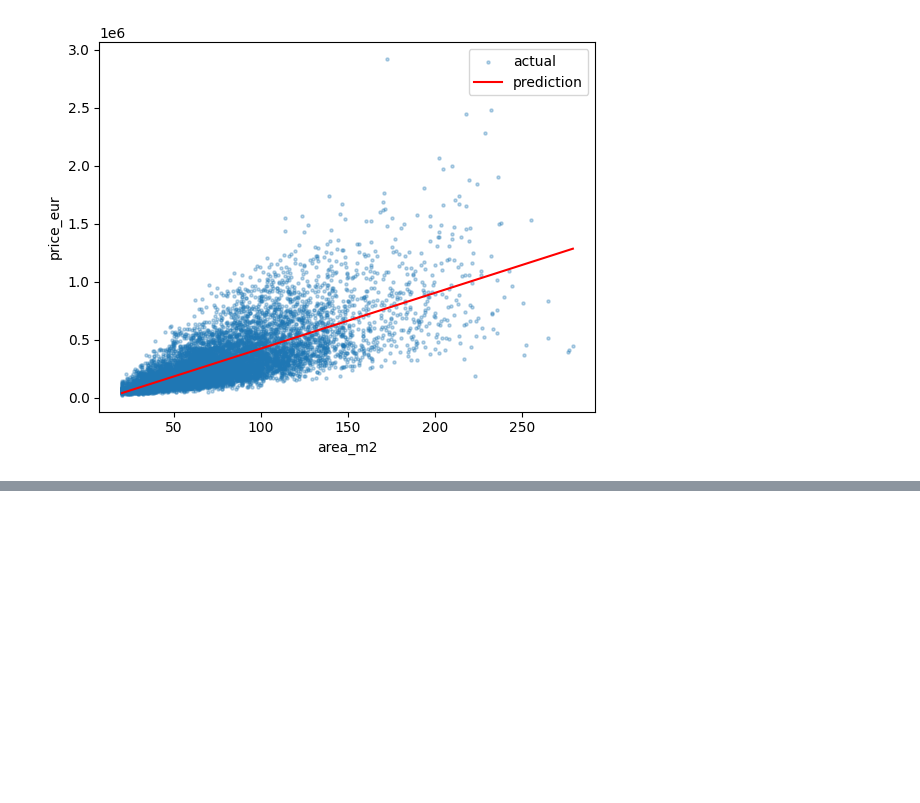
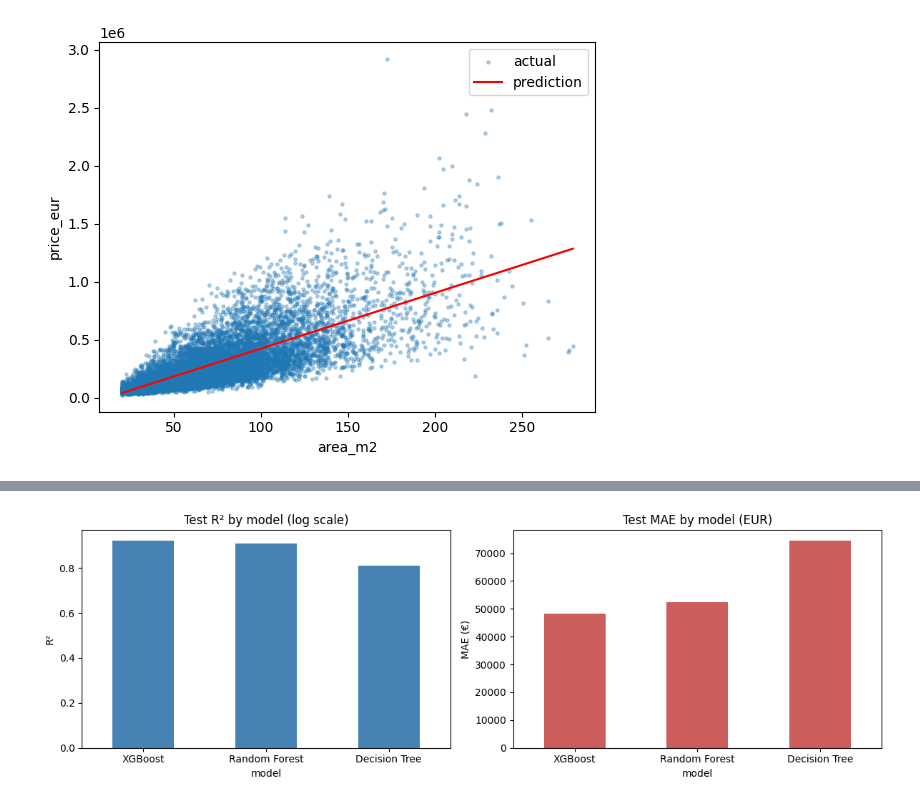
Before and after one commit to MarieKatha/berlin-property-intelligence, a Jupyter notebook: notebooks/notebook_fabian.ipynb, the cells around one changed output, grey strips where cells are left out. Saved outputs shown, nothing was run; the diff lists cells and outputs as text; code cells hidden in the pictures; blank space fills up the shorter version.

Commit message:
Exploraty models

```diff
--- a/notebooks/notebook_fabian.ipynb
+++ b/notebooks/notebook_fabian.ipynb
@@ -147,0 +506,9 @@ plt.show()
+# %%
+from sklearn.ensemble import RandomForestRegressor
+
+rf_results, rf_model = evaluate_regressor(
+    RandomForestRegressor(n_estimators=300, random_state=42, n_jobs=-1),
+    "Random Forest",
+    X_train, X_test, y_train, y_test,
+)
+all_results.append(rf_results)
@@ -147,0 +527,15 @@ plt.show()
+# %%
+from xgboost import XGBRegressor
+
+xgb_results, xgb_model = evaluate_regressor(
+    XGBRegressor(
+        n_estimators=300,
+        learning_rate=0.05,
+        max_depth=6,
+        random_state=42,
+        n_jobs=-1,
+    ),
+    "XGBoost",
+    X_train, X_test, y_train, y_test,
+)
+all_results.append(xgb_results)
@@ -147,0 +552,4 @@ plt.show()
+# %%
+comparison_df = pd.DataFrame(all_results).set_index("model")
+comparison_df = comparison_df.sort_values("test_r2", ascending=False)
+comparison_df
@@ -147,0 +562,17 @@ plt.show()
+# %%
+fig, axes = plt.subplots(1, 2, figsize=(12, 4))
+
+comparison_df["test_r2"].plot(kind="bar", ax=axes[0], color="steelblue")
+axes[0].set_title("Test R² by model (log scale)")
+axes[0].set_ylabel("R²")
+axes[0].tick_params(axis="x", rotation=0)
+
+comparison_df["test_mae_eur"].plot(kind="bar", ax=axes[1], color="indianred")
+axes[1].set_title("Test MAE by model (EUR)")
+axes[1].set_ylabel("MAE (€)")
+axes[1].tick_params(axis="x", rotation=0)
+
+plt.tight_layout()
+plt.show()
+# %% [output]
+[figure, added]
```
Also changed, not shown: parts of 74 cells of this notebook, 2 other files.
